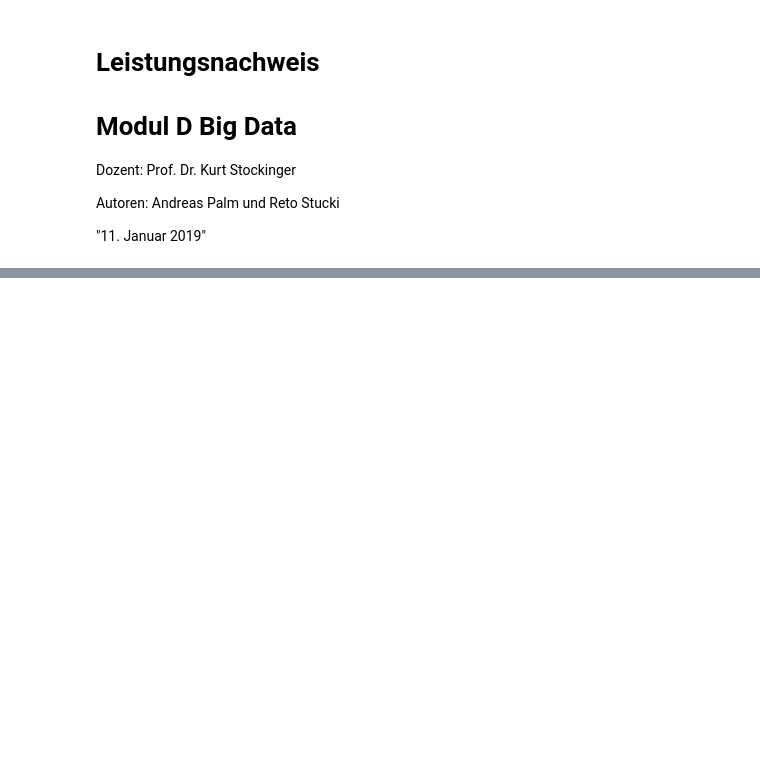
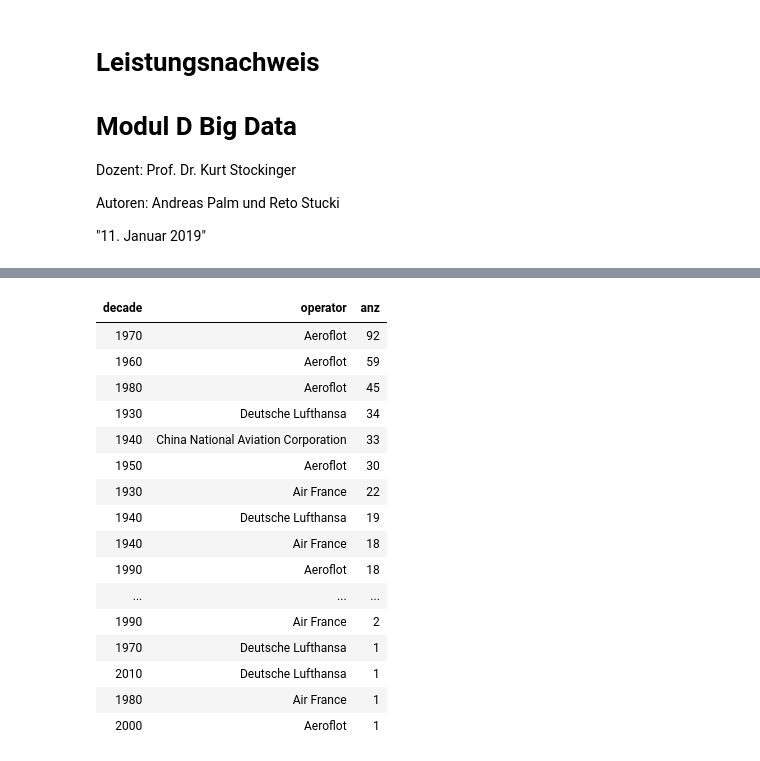
Before and after one commit to nojetlag/CASINFE18_BigData, a Jupyter notebook: Historical Plane Crashes/Notebooks/l_03.ipynb, the cells around one changed output, grey strips where cells are left out. Saved outputs shown, nothing was run; the diff lists cells and outputs as text; code cells hidden in the pictures; blank space fills up the shorter version.

```diff
--- a/Historical Plane Crashes/Notebooks/l_03.ipynb
+++ b/Historical Plane Crashes/Notebooks/l_03.ipynb
@@ -374,0 +251,27 @@ dfandere = spark.createDataFrame(data, ['id','andere'])
+# %%
+%sql
+select floor(year(date)/10)*10 as decade,
+       operator,
+       count(*) as anz
+from crashesred
+where operator in ('Deutsche Lufthansa','Aeroflot','Air France','United Airlines','China National Aviation Corporation')
+group by operator, floor(year(date)/10)*10
+order by anz desc
+# %% [output]
+| decade | operator | anz |
+| 1970 | Aeroflot | 92 |
+| 1960 | Aeroflot | 59 |
+| 1980 | Aeroflot | 45 |
+| 1930 | Deutsche Lufthansa | 34 |
+| 1940 | China National Aviation Corporation | 33 |
+| 1950 | Aeroflot | 30 |
+| 1930 | Air France | 22 |
+| 1940 | Deutsche Lufthansa | 19 |
+| 1940 | Air France | 18 |
+| 1990 | Aeroflot | 18 |
+| ... | ... | ... |
+| 1990 | Air France | 2 |
+| 1970 | Deutsche Lufthansa | 1 |
+| 2010 | Deutsche Lufthansa | 1 |
+| 1980 | Air France | 1 |
+| 2000 | Aeroflot | 1 |
```
Also changed, not shown: parts of 49 cells of this notebook.
